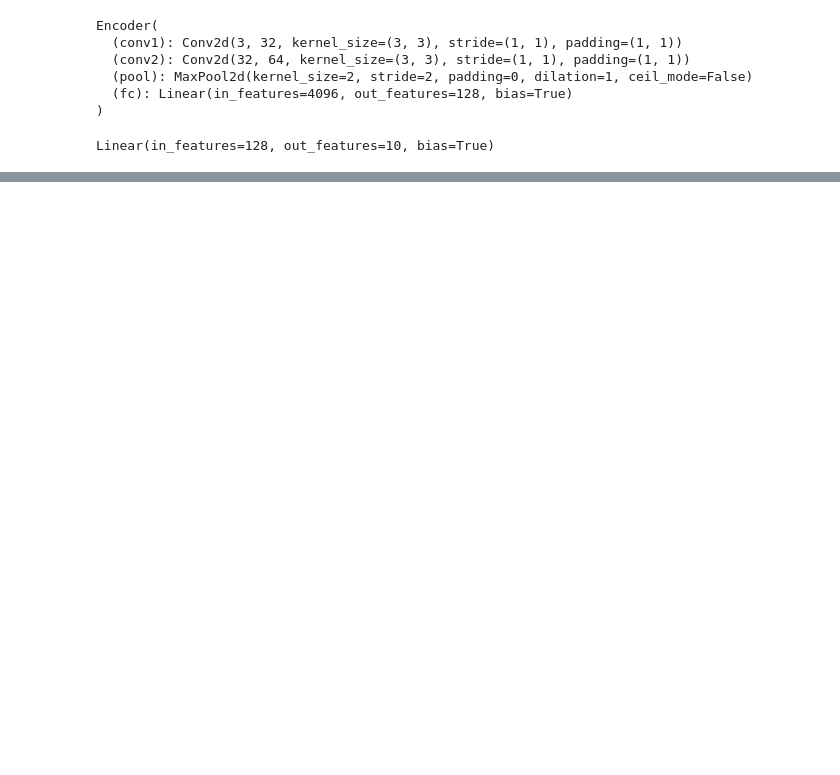
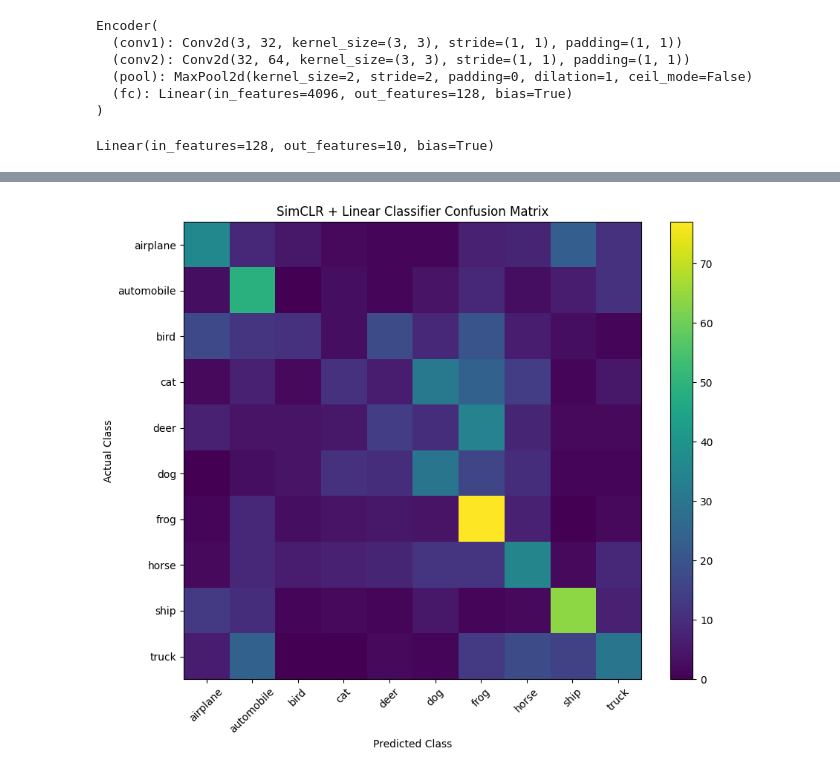
Before and after one commit to samsarkar184/Self-Supervised-Learning, a Jupyter notebook: SimCLR.ipynb, the cells around one changed output, grey strips where cells are left out. Drawn from its saved outputs; the diff is of its cells as text; code cells hidden in the pictures; blank space fills up the shorter version.

```diff
--- a/SimCLR.ipynb
+++ b/SimCLR.ipynb
@@ -282,7 +289,7 @@ Linear(in_features=128, out_features=10, bias=True)
 criterion=nn.CrossEntropyLoss()
 optimizer=torch.optim.Adam(
     classifier.parameters(),
-    lr=0.001
+    lr=0.0001
 )
 # %%
 classification_transform = transforms.ToTensor()
@@ -306,7 +313,7 @@ classification_train_loader = DataLoader(
 )
 # %%
 # classification head loop
-num_epochs=10
+num_epochs=30
 for epoch in range(num_epochs):
   total_loss=0
   classifier.train()
@@ -341,0 +356,11 @@ Epoch [10/10], Loss: 1.8846
+# %%
+images, labels = next(iter(classification_test_loader))
+
+images = images.to(device)
+
+with torch.no_grad():
+    features = encoder(images)
+
+print("Image shape:", images.shape)
+print("Feature shape:", features.shape)
+print(classifier)
@@ -356,7 +385,7 @@ classification_test_subset = Subset(
 # %%
 # Create test DataLoader
 classification_test_loader = DataLoader(
-    classification_test_subset,
+    classification_test_dataset,
     batch_size=128,
     shuffle=False
 )
@@ -425,0 +487,35 @@ weighted avg       0.31      0.33      0.31      1000
+# %%
+from sklearn.metrics import confusion_matrix
+import matplotlib.pyplot as plt
+
+cm = confusion_matrix(all_labels, all_predictions)
+
+classes = [
+    'airplane',
+    'automobile',
+    'bird',
+    'cat',
+    'deer',
+    'dog',
+    'frog',
+    'horse',
+    'ship',
+    'truck'
+]
+
+plt.figure(figsize=(10, 8))
+
+plt.imshow(cm)
+
+plt.xticks(range(10), classes, rotation=45)
+plt.yticks(range(10), classes)
+
+plt.xlabel("Predicted Class")
+plt.ylabel("Actual Class")
+plt.title("SimCLR + Linear Classifier Confusion Matrix")
+
+plt.colorbar()
+
+plt.show()
+# %% [output]
+[figure, added]
```
Also changed, not shown: parts of 8 cells of this notebook.
